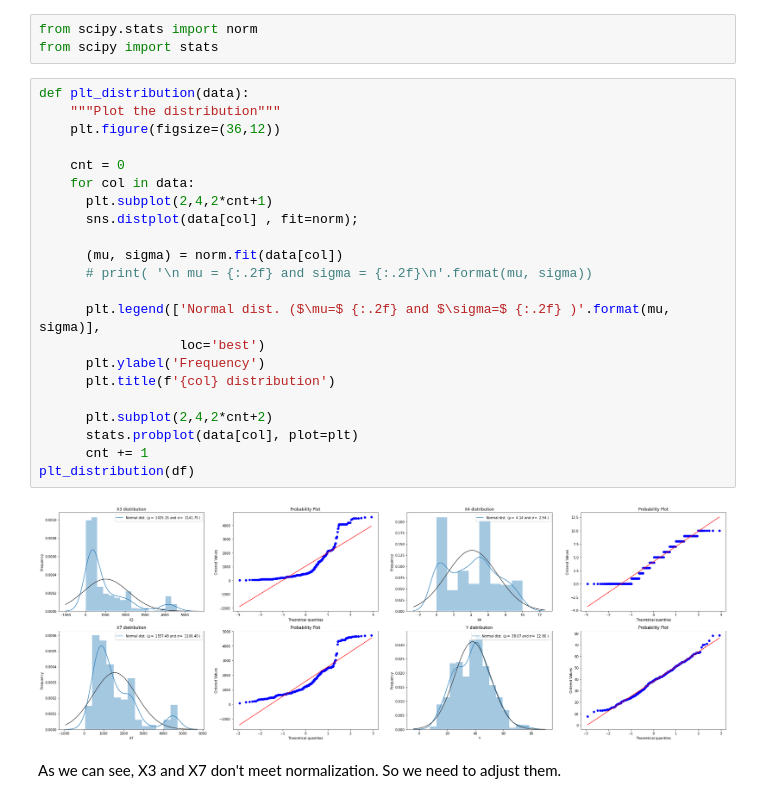
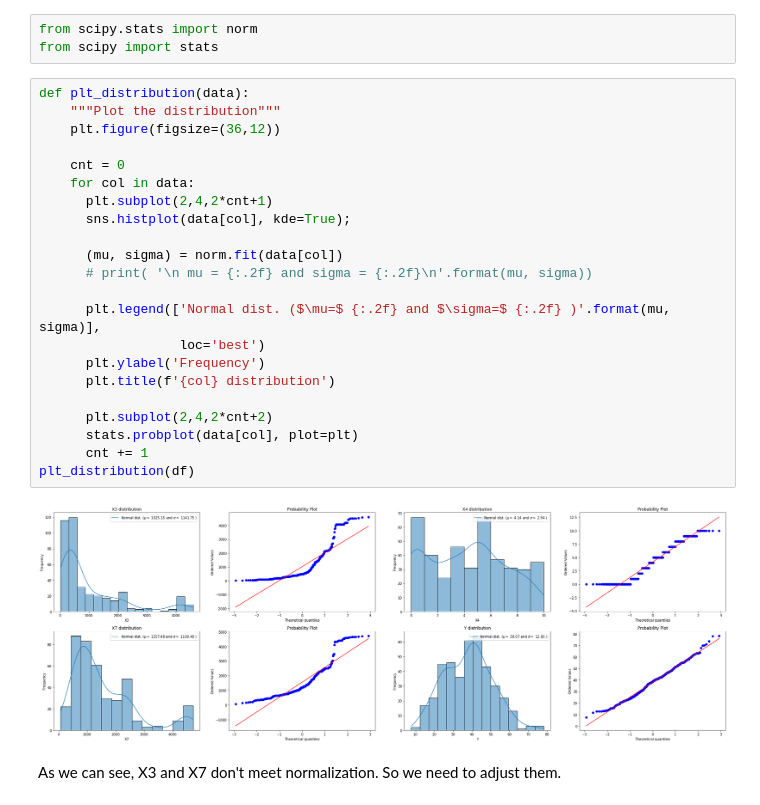
Before and after one commit to For-Chance/CourseOfConstructionInformation, a Jupyter notebook: FinalTask/solution.ipynb, the cells around one changed output. Saved outputs shown, nothing was run; the diff lists cells and outputs as text.

```diff
--- a/FinalTask/solution.ipynb
+++ b/FinalTask/solution.ipynb
@@ -317,27 +291,27 @@ from scipy import stats
 # %%
 def plt_distribution(data):
     """Plot the distribution"""
     plt.figure(figsize=(36,12))
 
     cnt = 0
     for col in data:
       plt.subplot(2,4,2*cnt+1)
-      sns.distplot(data[col] , fit=norm);
+      sns.histplot(data[col], kde=True);
 
       (mu, sigma) = norm.fit(data[col])
       # print( '\n mu = {:.2f} and sigma = {:.2f}\n'.format(mu, sigma))
 
       plt.legend(['Normal dist. ($\mu=$ {:.2f} and $\sigma=$ {:.2f} )'.format(mu, sigma)],
                   loc='best')
       plt.ylabel('Frequency')
       plt.title(f'{col} distribution')
 
       plt.subplot(2,4,2*cnt+2)
       stats.probplot(data[col], plot=plt)
       cnt += 1
 plt_distribution(df)
 # %% [output]
-[figure, old version]
+[figure, new version]
 # %% [markdown]
 As we can see, X3 and X7 don't meet normalization. So we need to adjust them.
 # %%
```
Also changed, not shown: parts of 14 cells of this notebook.
